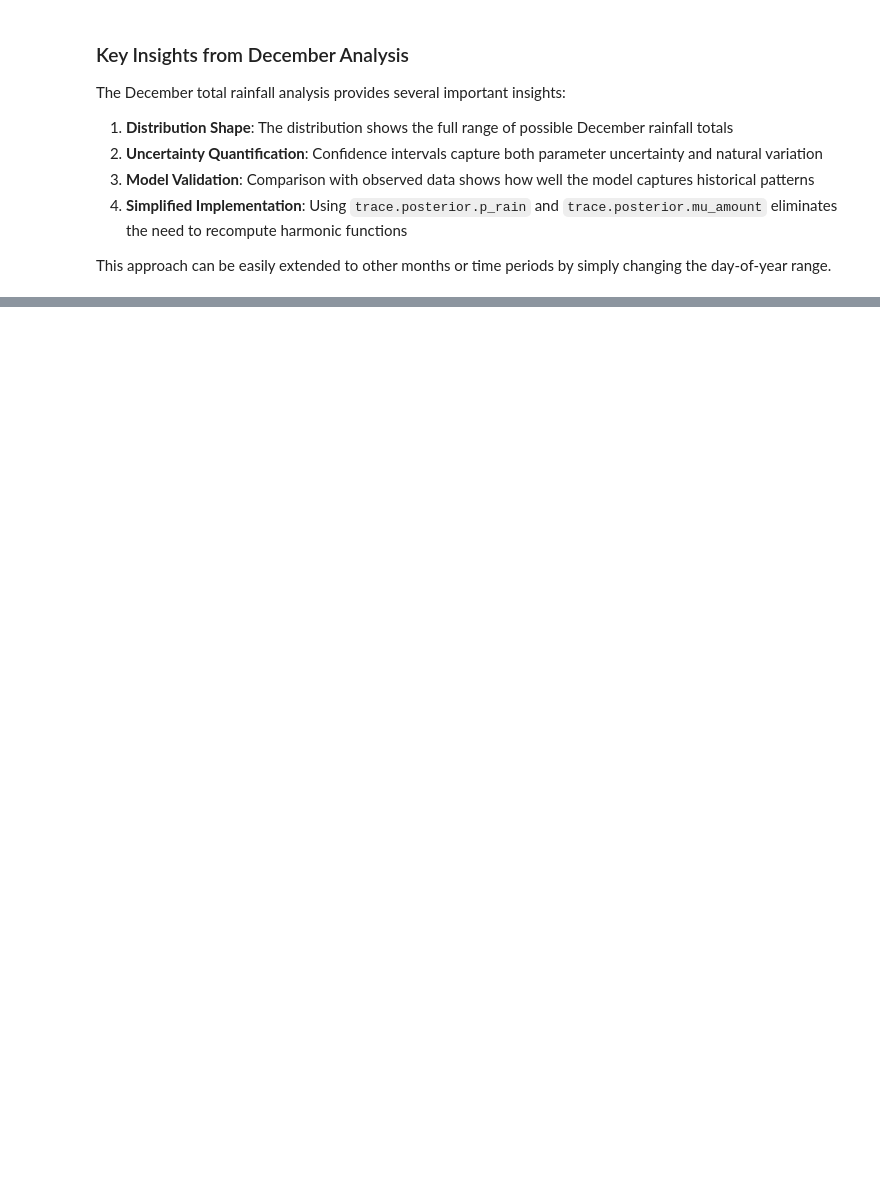
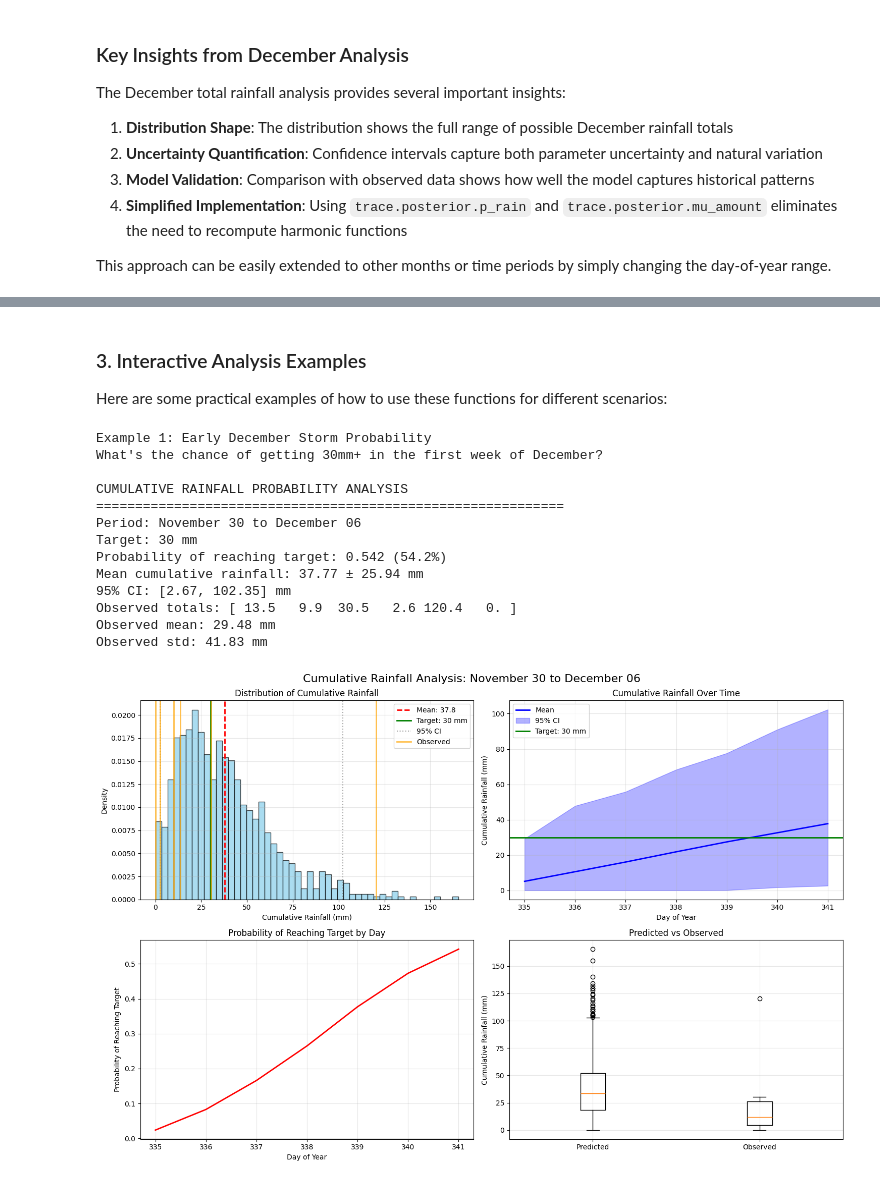
Before and after one commit to OliverEvans96/bayesian-rainfall, a Jupyter notebook: notebooks/Bayesian Rainfall.ipynb, the cells around one changed output, grey strips where cells are left out. Cells and saved outputs as stored; diff of their text form; code cells hidden in the pictures; blank space fills up the shorter version.

```diff
--- a/notebooks/Bayesian Rainfall.ipynb
+++ b/notebooks/Bayesian Rainfall.ipynb
@@ -667,0 +777,22 @@ This approach can be easily extended to other months or time periods by simply c
+# %%
+# Try different target amounts and time horizons
+targets = [25, 50, 75, 100]
+max_days_options = [14, 31, 60]
+
+print("Rainfall Reach Time Comparison:")
+print("=" * 80)
+print(f"{'Target (mm)':<12} {'Max Days':<10} {'Prob Reach':<12} {'Mean Days':<12} {'Mean Date':<15}")
+print("-" * 80)
+
+for target in targets:
+    for max_days in max_days_options:
+        _, results = br.analysis.sample_rainfall_reach_time(
+            trace, data, start_day, target, max_days, n_samples=1000
+        )
+
+        if not np.isnan(results['mean_days']):
+            mean_date = pd.to_datetime(f"2024-{int(results['mean_days'])}", format='%Y-%j').strftime('%b %d')
+            print(f"{target:<12} {max_days:<10} {results['probability_reach']:<12.1%} {results['mean_days']:<12.1f} {mean_date:<15}")
+        else:
+            print(f"{target:<12} {max_days:<10} {results['probability_reach']:<12.1%} {'N/A':<12} {'Not reached':<15}")
+    print()
@@ -667,0 +819,28 @@ This approach can be easily extended to other months or time periods by simply c
+# %% [markdown]
+### 3. Interactive Analysis Examples
+
+Here are some practical examples of how to use these functions for different scenarios:
+# %%
+# Example 1: Early December storm probability
+print("Example 1: Early December Storm Probability")
+print("What's the chance of getting 30mm+ in the first week of December?")
+print()
+
+early_dec_results = br.analysis.analyze_cumulative_rainfall_probability(
+    trace, data, start_day=335, end_day=341, target_mm=30, n_samples=1000, show_plots=True
+)
+# %% [output]
+Example 1: Early December Storm Probability
+What's the chance of getting 30mm+ in the first week of December?
+
+CUMULATIVE RAINFALL PROBABILITY ANALYSIS
+============================================================
+Period: November 30 to December 06
+Target: 30 mm
+Probability of reaching target: 0.542 (54.2%)
+Mean cumulative rainfall: 37.77 ± 25.94 mm
+95% CI: [2.67, 102.35] mm
+Observed totals: [ 13.5   9.9  30.5   2.6 120.4   0. ]
+Observed mean: 29.48 mm
+Observed std: 41.83 mm
+[figure, added]
```
Also changed, not shown: parts of 18 cells of this notebook, 2 other files.
